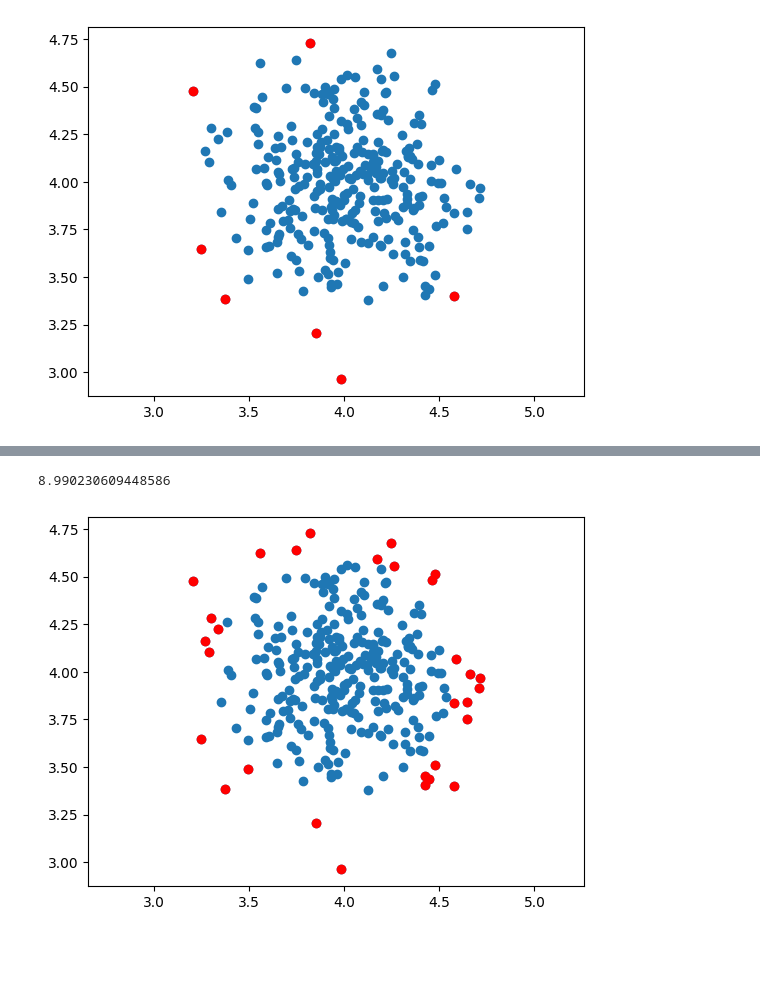
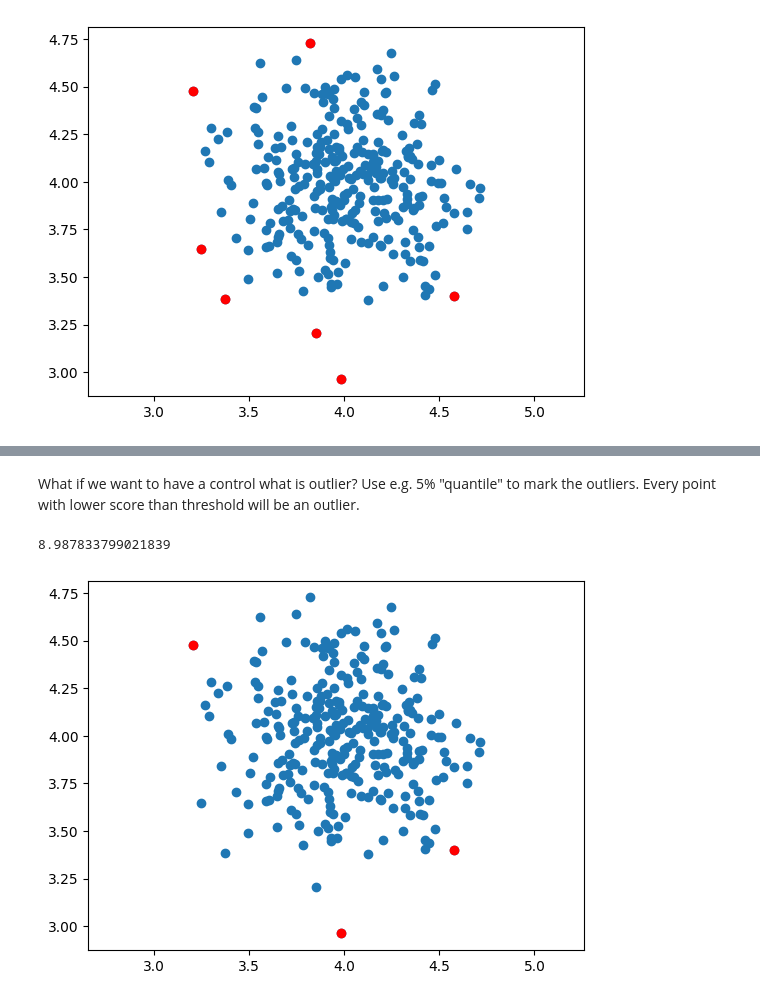
Before and after one commit to kanekalp/mpa-mlf, a Jupyter notebook: exercise_03.ipynb, the cells around one changed output, grey strips where cells are left out. Cells and saved outputs as stored; diff of their text form; code cells hidden in the pictures; blank space fills up the shorter version.

```diff
--- a/exercise_03.ipynb
+++ b/exercise_03.ipynb
@@ -147,15 +145,17 @@ plt.show()
+# %% [markdown]
+What if we want to have a control what is outlier? Use e.g. 5% "quantile" to mark the outliers. Every point with lower score than threshold will be an outlier.
 # %%
 scores = SVMmodelOne.score_samples(x)
 
-thresh = quantile(scores, 0.1)
+thresh = quantile(scores, 0.01)
 print(thresh)
 index = where(scores<=thresh)
 values = x[index]
 
 plt.scatter(x[:,0], x[:,1])
 plt.scatter(values[:,0], values[:,1], color='red')
 plt.axis('equal')
 plt.show()
 # %% [output]
-8.990230609448586
+8.987833799021839
-[figure, old version]
+[figure, new version]
```
Also changed, not shown: parts of 25 cells of this notebook.
